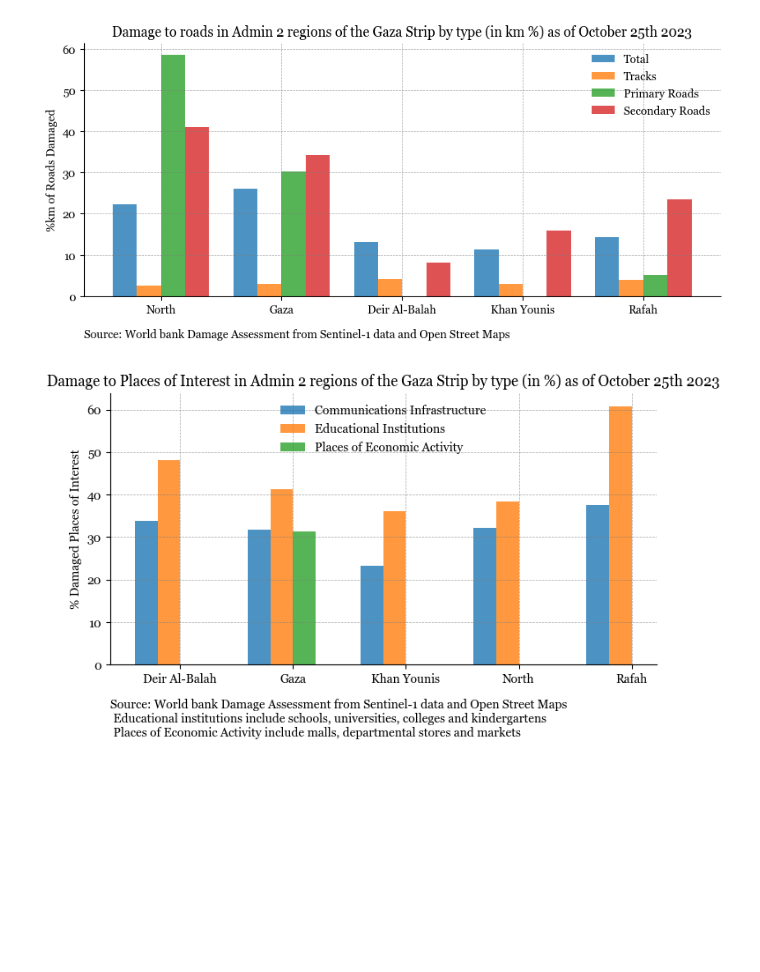
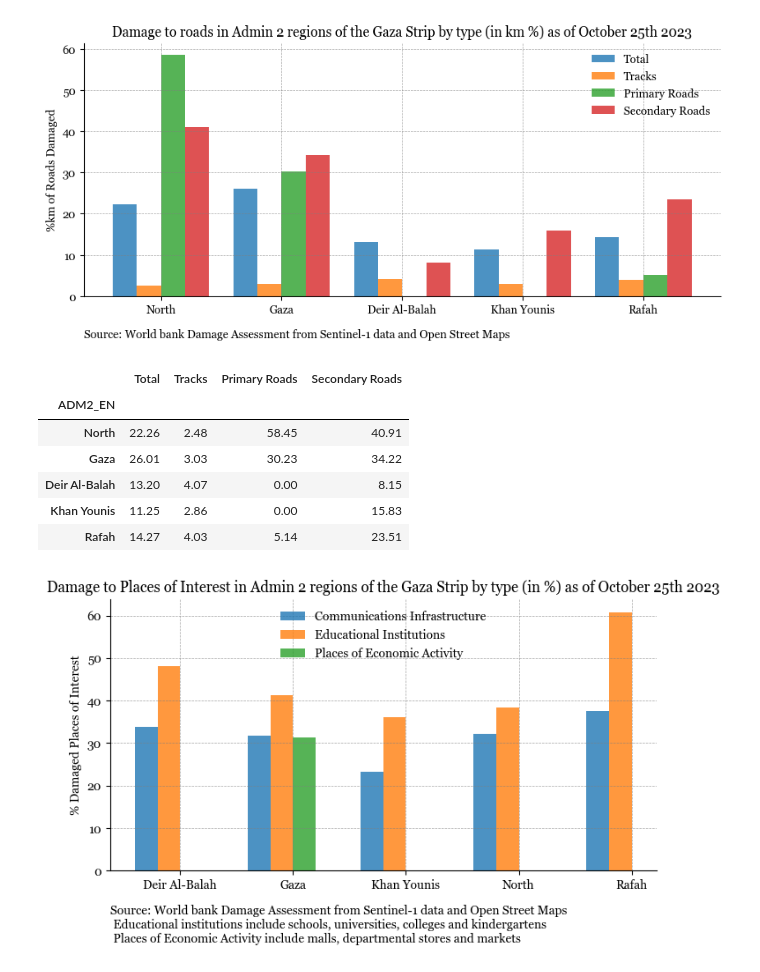
Before and after one commit to datapartnership/gaza-israel-conflict-impact-analysis, a Jupyter notebook: notebooks/damage-assessment/damage-assessment.ipynb, the cells around one changed output. Saved outputs shown, nothing was run; the diff lists cells and outputs as text; code cells hidden in the pictures; blank space fills up the shorter version.

```diff
--- a/notebooks/damage-assessment/damage-assessment.ipynb
+++ b/notebooks/damage-assessment/damage-assessment.ipynb
@@ -183,6 +193,16 @@ ax.text(0, -0.15, subtitle, ha='left', va='center', transform=ax.transAxes,
         fontsize=10, color='black', weight='normal');
 # %% [output]
 [figure]
+# %%
+df
+# %% [output]
+|  | Total | Tracks | Primary Roads | Secondary Roads |
+| ADM2_EN |  |  |  |  |
+| North | 22.26 | 2.48 | 58.45 | 40.91 |
+| Gaza | 26.01 | 3.03 | 30.23 | 34.22 |
+| Deir Al-Balah | 13.20 | 4.07 | 0.00 | 8.15 |
+| Khan Younis | 11.25 | 2.86 | 0.00 | 15.83 |
+| Rafah | 14.27 | 4.03 | 5.14 | 23.51 |
 # %%
 import numpy as np
 import matplotlib.pyplot as plt
```
Also changed, not shown: parts of 10 cells of this notebook.
